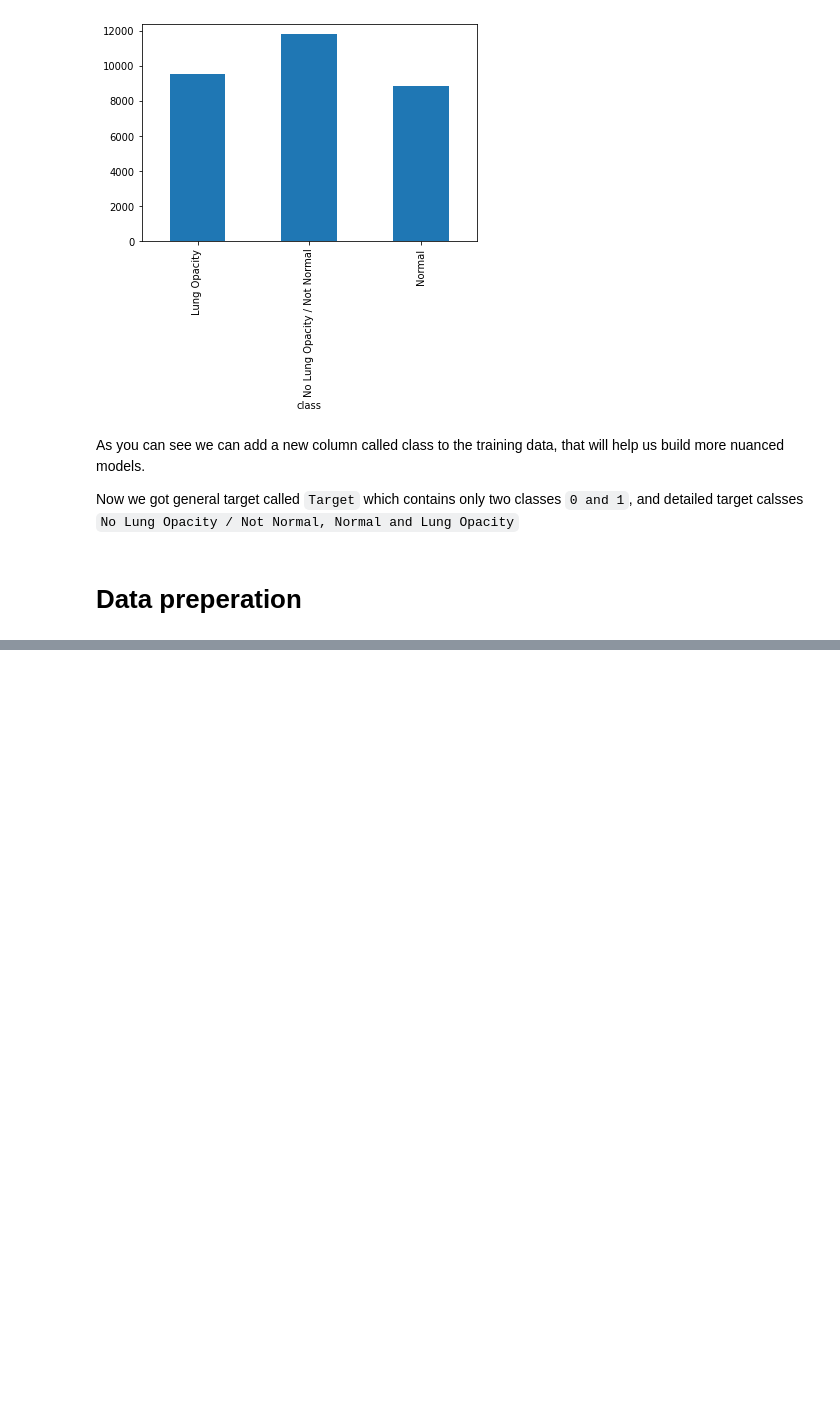
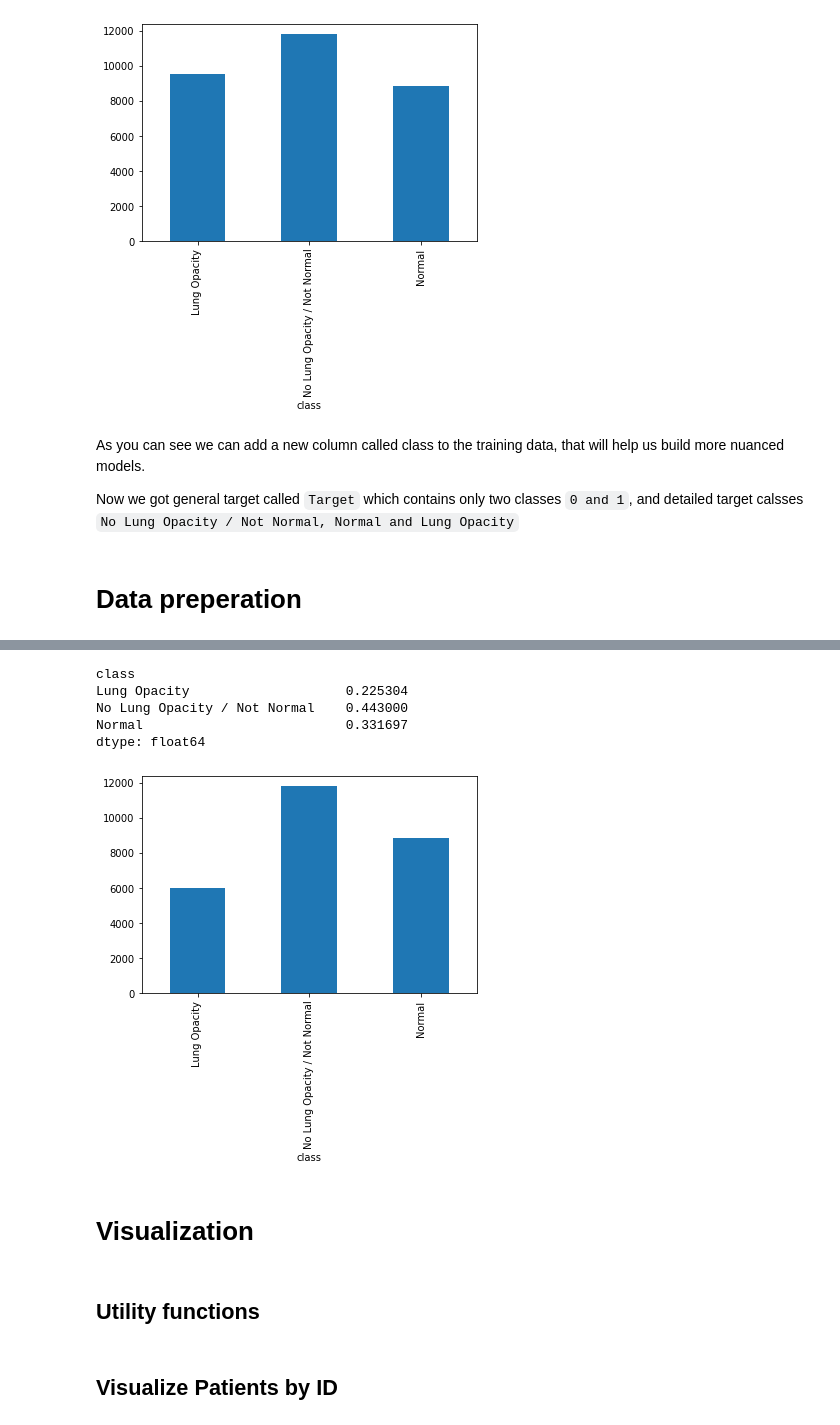
Before and after one commit to omarsayed7/RSNA-Pneumonia-Detection, a Jupyter notebook: RSNA_Pneumonia_Detection.ipynb, the cells around one changed output, grey strips where cells are left out. Drawn from its saved outputs; the diff is of its cells as text; code cells hidden in the pictures; blank space fills up the shorter version.

```diff
--- a/RSNA_Pneumonia_Detection.ipynb
+++ b/RSNA_Pneumonia_Detection.ipynb
@@ -307,3 +239,5 @@ Now we got general target called `Target` which contains only two classes `0 and
 and detailed target calsses `No Lung Opacity / Not Normal, Normal and Lung Opacity`
 # %% [markdown]
 # Data preperation
+# %%
+train_data = pd.concat([train_labels,data_info['class']], axis = 1)
@@ -309,0 +255,2 @@ and detailed target calsses `No Lung Opacity / Not Normal, Normal and Lung Opaci
+# %%
+unique_train_data = train_data.drop_duplicates(subset= 'patientId')
@@ -309,0 +267,14 @@ and detailed target calsses `No Lung Opacity / Not Normal, Normal and Lung Opaci
+# %%
+unique_train_data.groupby('class').size().plot.bar()
+print(unique_train_data.groupby('class').size() / unique_train_data.shape[0])
+# %% [output]
+class
+Lung Opacity                    0.225304
+No Lung Opacity / Not Normal    0.443000
+Normal                          0.331697
+dtype: float64
+[figure, added]
+# %% [markdown]
+# Visualization
+# %% [markdown]
+## Utility functions
@@ -309,0 +331,2 @@ and detailed target calsses `No Lung Opacity / Not Normal, Normal and Lung Opaci
+# %% [markdown]
+## Visualize Patients by ID
```
Also changed, not shown: parts of 31 cells of this notebook.
